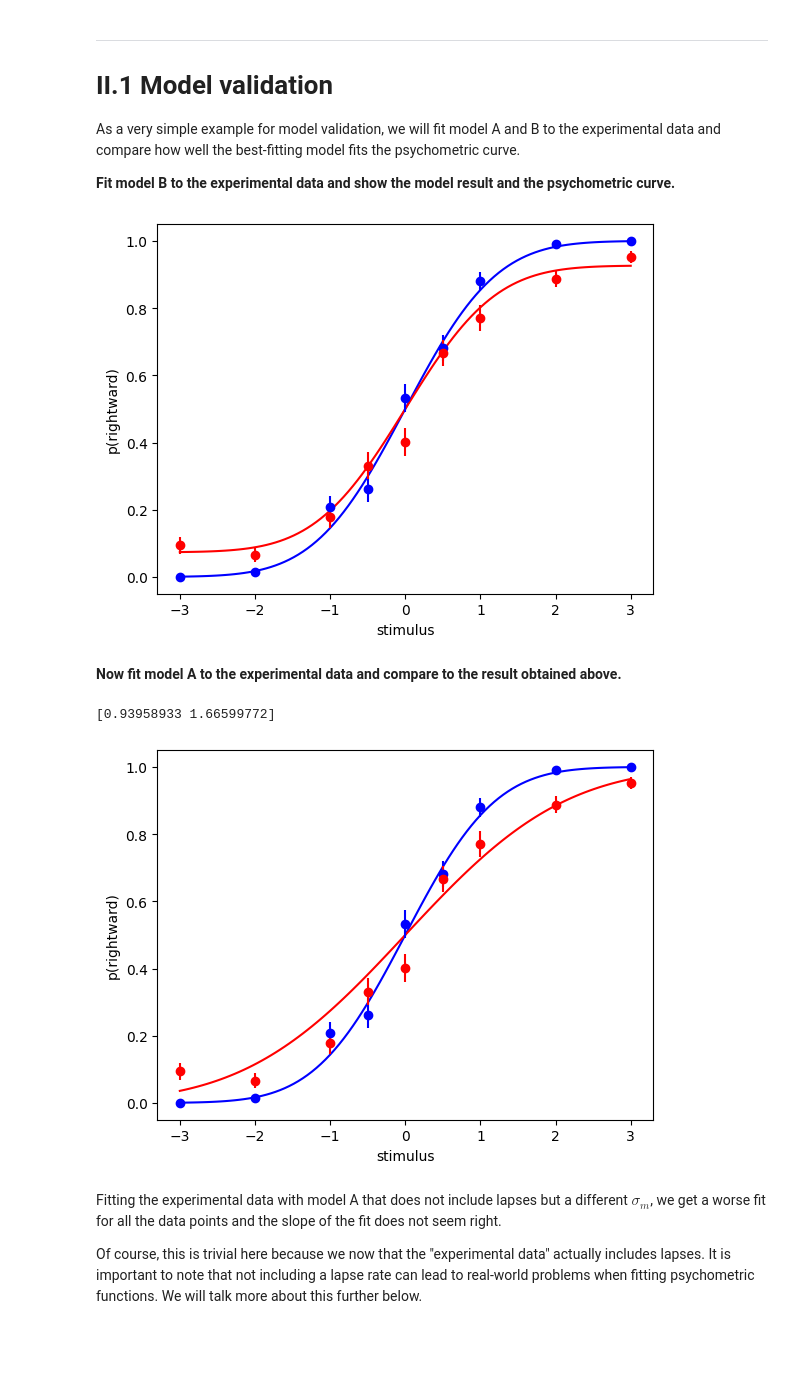
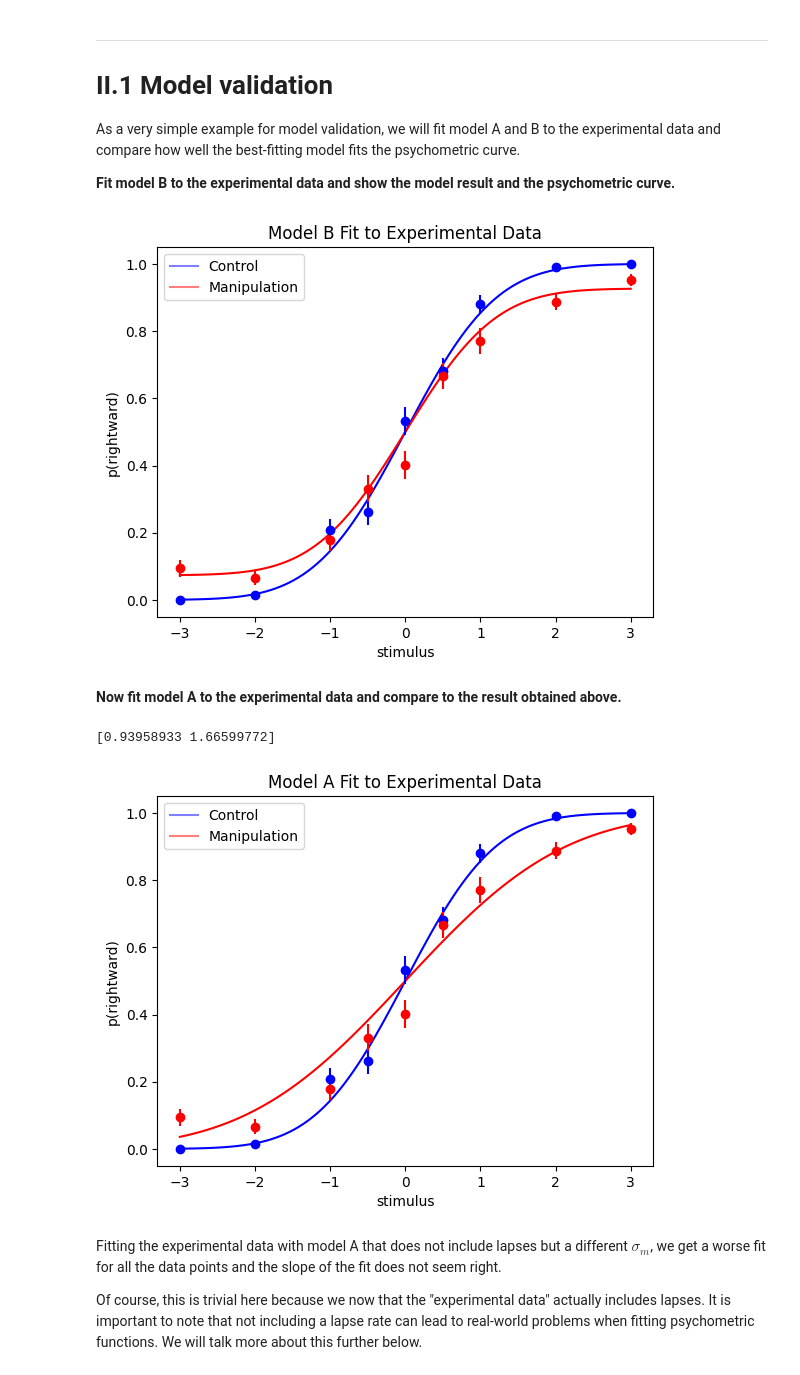
Before and after one commit to LuisKleinwort/CognitiveModelling2024Assignment1, a Jupyter notebook: tutorial_1B.ipynb, the cells around one changed output. Drawn from its saved outputs; the diff is of its cells as text; code cells hidden in the pictures; blank space fills up the shorter version.

Commit message:
work on plots of 1B

```diff
--- a/tutorial_1B.ipynb
+++ b/tutorial_1B.ipynb
@@ -39,6 +39,14 @@ np.random.seed(seed)
 random.seed(seed)
 # %% [markdown]
 **We use model B to generate fake data and in the following we assume that this is our actual experimental data.**
+# %%
+def add_line_legend():
+    control_line = plt.Line2D([], [], color='b', alpha=0.5, label='Control')
+    manipulation_line = plt.Line2D([], [], color='r', alpha=0.5, label='Manipulation')
+    plt.legend(handles=[control_line, manipulation_line])
+
+import os
+os.makedirs('figures/1B/', exist_ok=True)
 # %%
 
 # generate fake data
@@ -62,26 +70,31 @@ As a very simple example for model validation, we will fit model A and B to the
 
 **Fit model B to the experimental data and show the model result and the psychometric curve.**
 # %%
-
 # fit model B
 p_opt = optimize.minimize(lambda pp: -LogLikelihood_modelB(exp_data, pp[0], pp[1]), x0=[0.75, 0.1], bounds=[(0.1, 10), (0.01, 1)]).x
 
 # Retrieve the optimized parameters
 (sigma_d_hat, Lambda_hat) = p_opt
 
 # plot model predictions
 plot_model(lambda s,c: p_modelB(s,c,sigma_d=sigma_d_hat, Lambda=Lambda_hat))
 
 # plot psychometric curve on top
 plot_data_psychometric(exp_data)
+plt.title('Model B Fit to Experimental Data')
+add_line_legend()
+plt.savefig('figures/1B/model_B_fit_to_experimental_data.png')
+plt.show()
+
+# Existing code follows...
 # %% [output]
-[figure, old version]
+[figure, new version]
 # %% [markdown]
 
 **Now fit model A to the experimental data and compare to the result obtained above.**
 # %%
 
-# fit model B
+# fit model A
 p_opt = optimize.minimize(lambda ss: -LogLikelihood_modelA(exp_data, ss[0], ss[1]), x0=[0.1, 0.1], bounds=[(0.01, 10), (0.01, 10)]).x
 
 # Retrieve the optimized parameters
@@ -93,9 +106,13 @@ plot_model(lambda s,c: p_modelA(s, c, sigma_d=sigma_d_hat, sigma_m=sigma_m_hat))
 
 # plot psychometric curve on top
 plot_data_psychometric(exp_data)
+plt.title('Model A Fit to Experimental Data')
+add_line_legend()
+plt.savefig('figures/1B/model_A_fit_to_experimental_data.png')
+plt.show()
 # %% [output]
 [0.93958933 1.66599772]
-[figure, old version]
+[figure, new version]
 # %% [markdown]
 
 Fitting the experimental data with model A that does not include lapses but a different $\sigma_m$, we get a worse fit for all the data points and the slope of the fit does not seem right.
```
Also changed, not shown: parts of 4 cells of this notebook.
